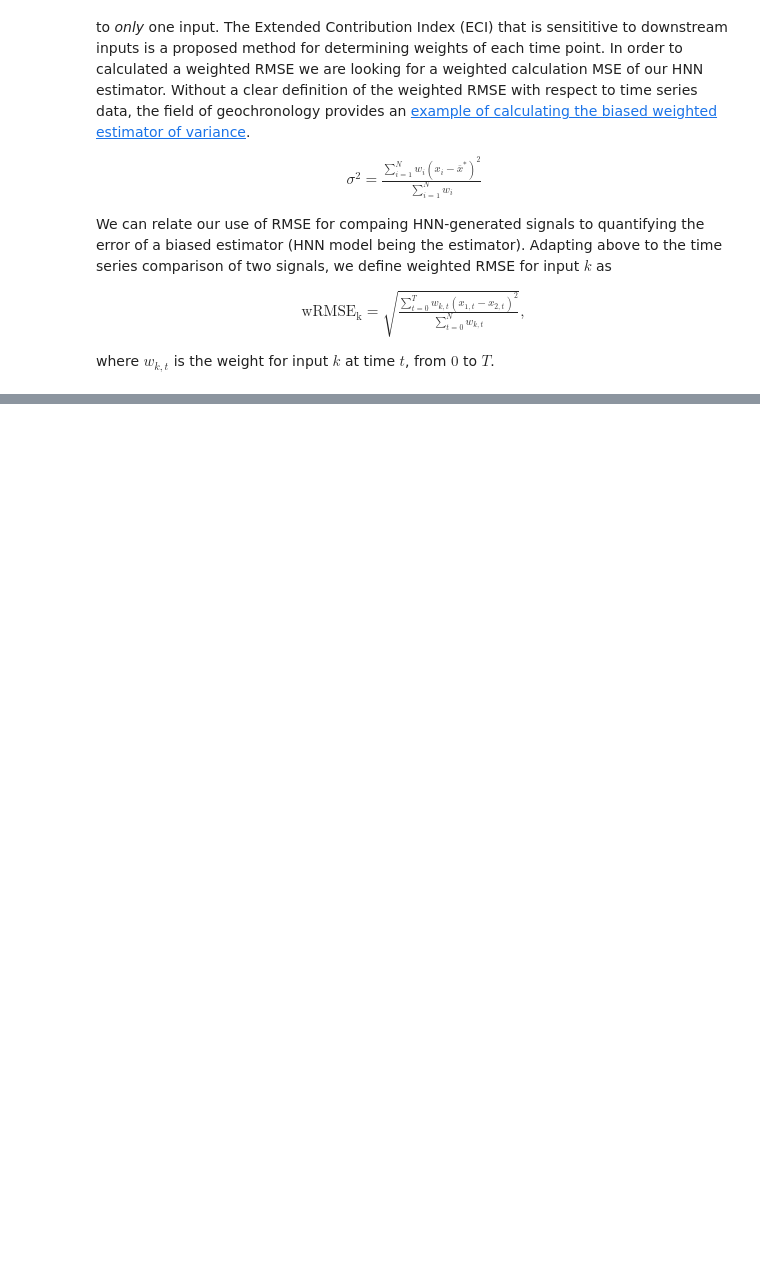
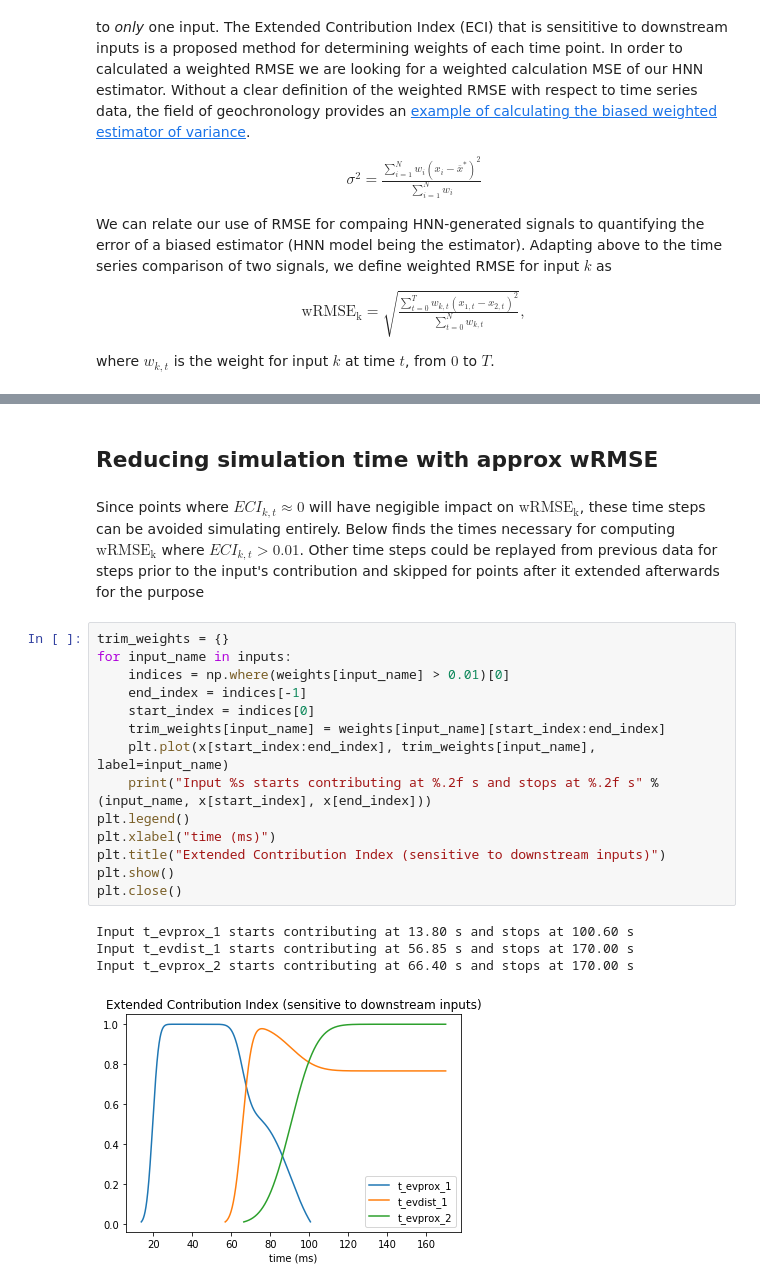
Before and after one commit to blakecaldwell/hnn-core, a Jupyter notebook: Weighted RMSE.ipynb, the cells around one changed output, grey strips where cells are left out. Saved outputs shown, nothing was run; the diff lists cells and outputs as text; blank space fills up the shorter version.

Commit message:
skipping points

```diff
--- a/Weighted RMSE.ipynb
+++ b/Weighted RMSE.ipynb
@@ -146,0 +157,23 @@ where $w_{k,t}$ is the weight for input $k$ at time $t$, from $0$ to $T$.
+# %% [markdown]
+## Reducing simulation time with approx wRMSE
+# %% [markdown]
+Since points where $ECI_{k,t} \approx 0$ will have negigible impact on $\operatorname{wRMSE_k}$, these time steps can be avoided simulating entirely. Below finds the times necessary for computing $\operatorname{wRMSE_k}$ where  $ECI_{k,t} > 0.01$. Other time steps could be replayed from previous data for steps prior to the input's contribution and skipped for points after it extended afterwards  for the purpose
+# %%
+trim_weights = {}
+for input_name in inputs:
+    indices = np.where(weights[input_name] > 0.01)[0]
+    end_index = indices[-1]
+    start_index = indices[0]
+    trim_weights[input_name] = weights[input_name][start_index:end_index]
+    plt.plot(x[start_index:end_index], trim_weights[input_name], label=input_name)
+    print("Input %s starts contributing at %.2f s and stops at %.2f s" % (input_name, x[start_index], x[end_index]))
+plt.legend()
+plt.xlabel("time (ms)")
+plt.title("Extended Contribution Index (sensitive to downstream inputs)")
+plt.show()
+plt.close()
+# %% [output]
+Input t_evprox_1 starts contributing at 13.80 s and stops at 100.60 s
+Input t_evdist_1 starts contributing at 56.85 s and stops at 170.00 s
+Input t_evprox_2 starts contributing at 66.40 s and stops at 170.00 s
+[figure, added]
```
Also changed, not shown: parts of 1 cell of this notebook.
